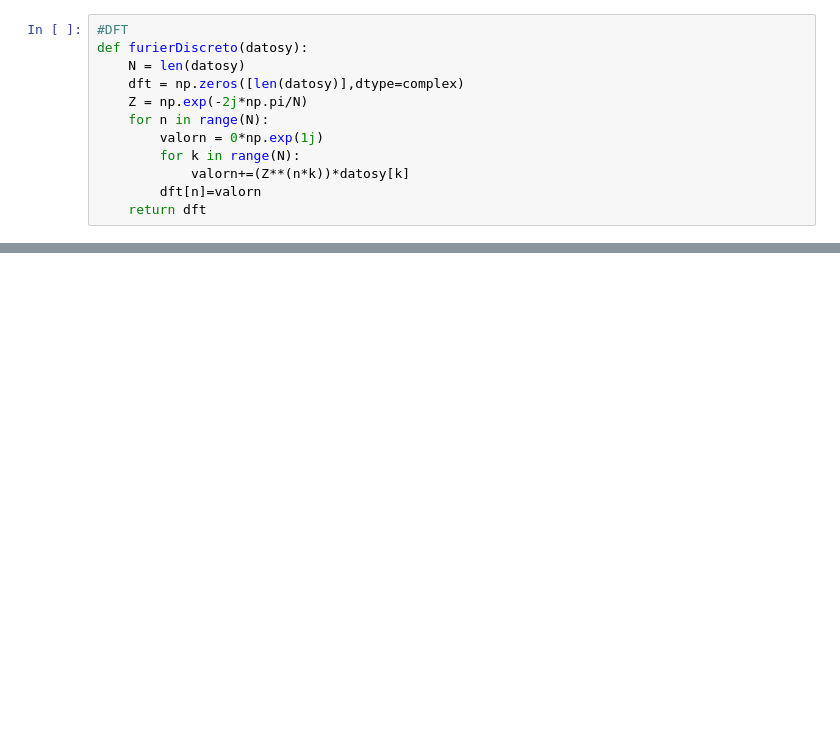
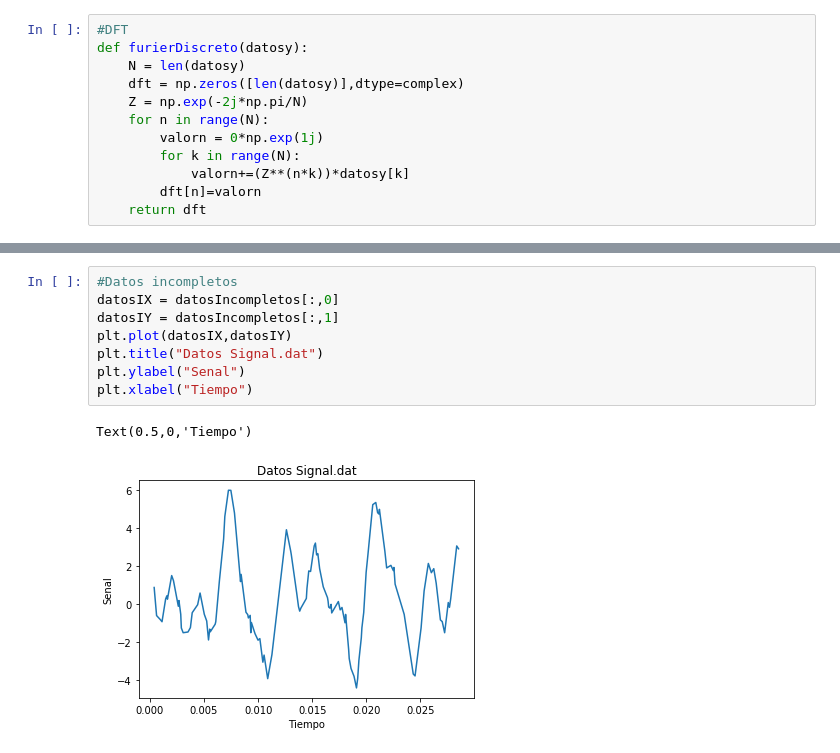
Before and after one commit to JADC362/MetodoTarea3, a Jupyter notebook: Furier.ipynb, the cells around one changed output, grey strips where cells are left out. Saved outputs shown, nothing was run; the diff lists cells and outputs as text; blank space fills up the shorter version.

```diff
--- a/Furier.ipynb
+++ b/Furier.ipynb
@@ -47,0 +67,11 @@ Se obtiene por implementacion propias las frecuencias
+# %%
+#Datos incompletos
+datosIX = datosIncompletos[:,0]
+datosIY = datosIncompletos[:,1]
+plt.plot(datosIX,datosIY)
+plt.title("Datos Signal.dat")
+plt.ylabel("Senal")
+plt.xlabel("Tiempo")
+# %% [output]
+Text(0.5,0,'Tiempo')
+[figure, added]
```
Also changed, not shown: parts of 9 cells of this notebook, 1 other file.
